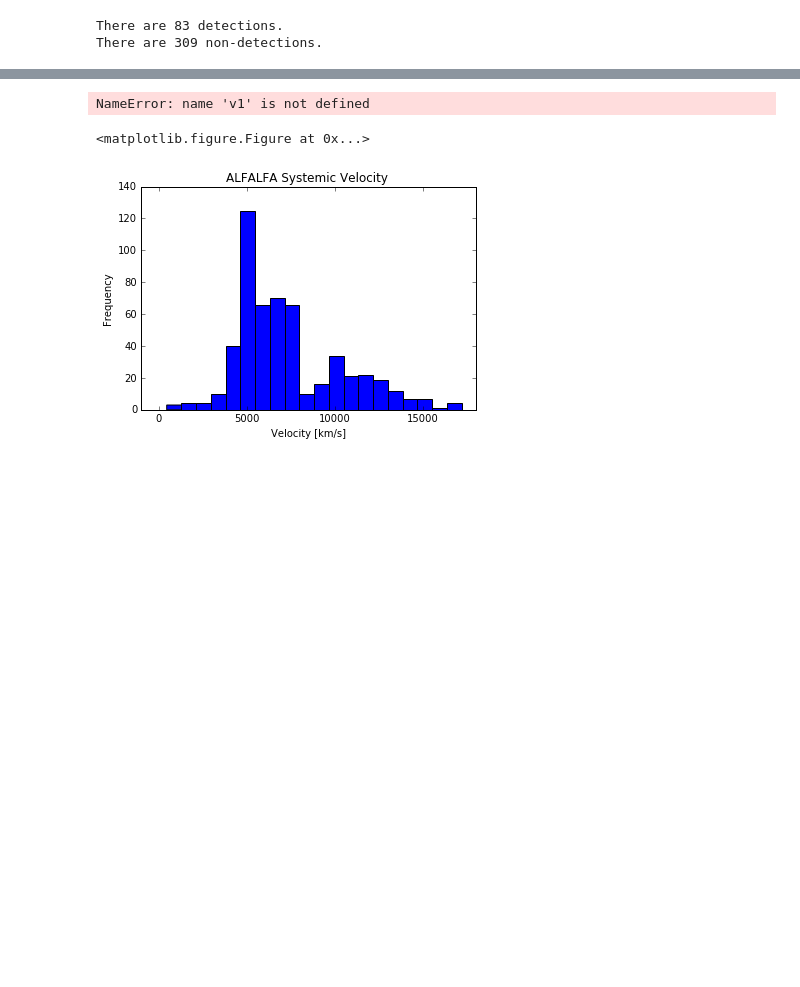
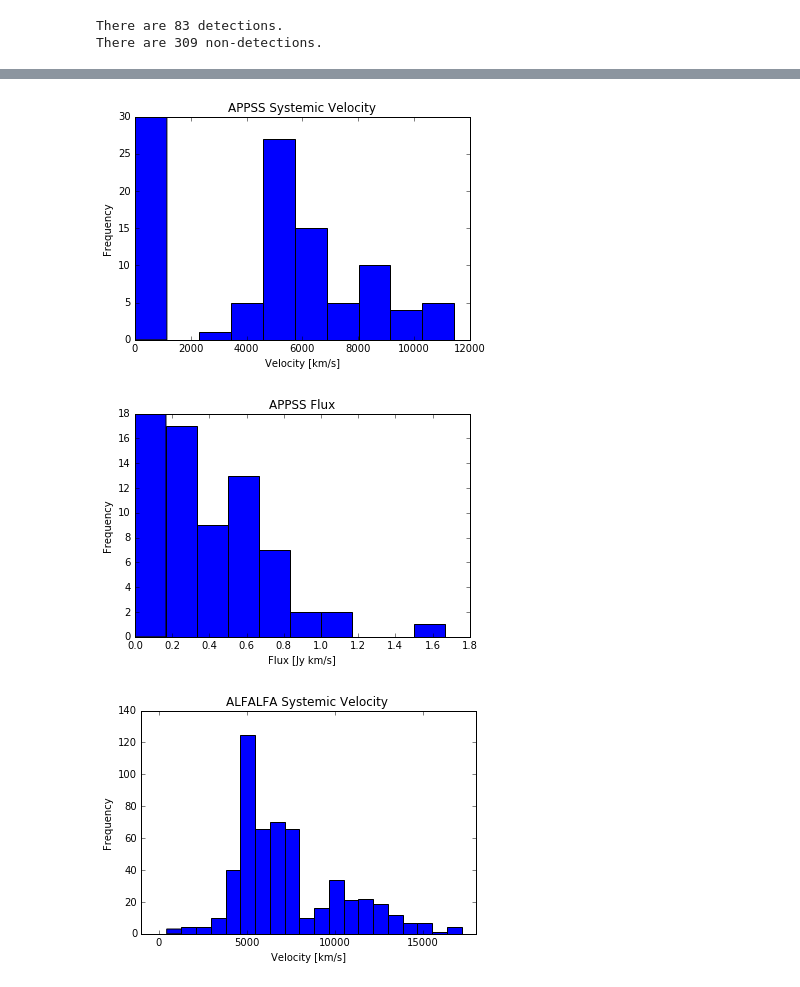
Before and after one commit to jsribaud/APPSS, a Jupyter notebook: UAT_code.ipynb, the cells around one changed output, grey strips where cells are left out. Drawn from its saved outputs; the diff is of its cells as text; code cells hidden in the pictures; blank space fills up the shorter version.

```diff
--- a/UAT_code.ipynb
+++ b/UAT_code.ipynb
@@ -191,30 +192,30 @@ fig = plt.gcf()
 # %%
 #systemic velocity frequency of just my slice
 plt.figure(1)
-plt.hist(v1)
+plt.hist(v_sys)
 plt.title("APPSS Systemic Velocity")
 plt.xlabel("Velocity [km/s]")
 plt.ylabel("Frequency")
 pylab.ylim([0,30])
 
 fig1 = plt.gcf()
 
 #fig1.savefig('velocity_APPSS.pdf')
 
 #flux frequency of just my slice
 plt.figure(2)
-plt.hist(flux_me)
+plt.hist(flux_appss)
 plt.title("APPSS Flux")
 plt.xlabel("Flux [Jy km/s]")
 plt.ylabel("Frequency")
 pylab.ylim([0,18])
 
 fig2 = plt.gcf()
 
 #fig2.savefig('flux_appss.pdf')
 # %% [output]
-NameError: name 'v1' is not defined
-<matplotlib.figure.Figure at 0x...>
+[figure, added]
+[figure, added]
 # %%
 #this histogram is just of the systemic velocity of ALFALFA data in my slice's range
 plt.figure()
```
Also changed, not shown: parts of 2 cells of this notebook.
